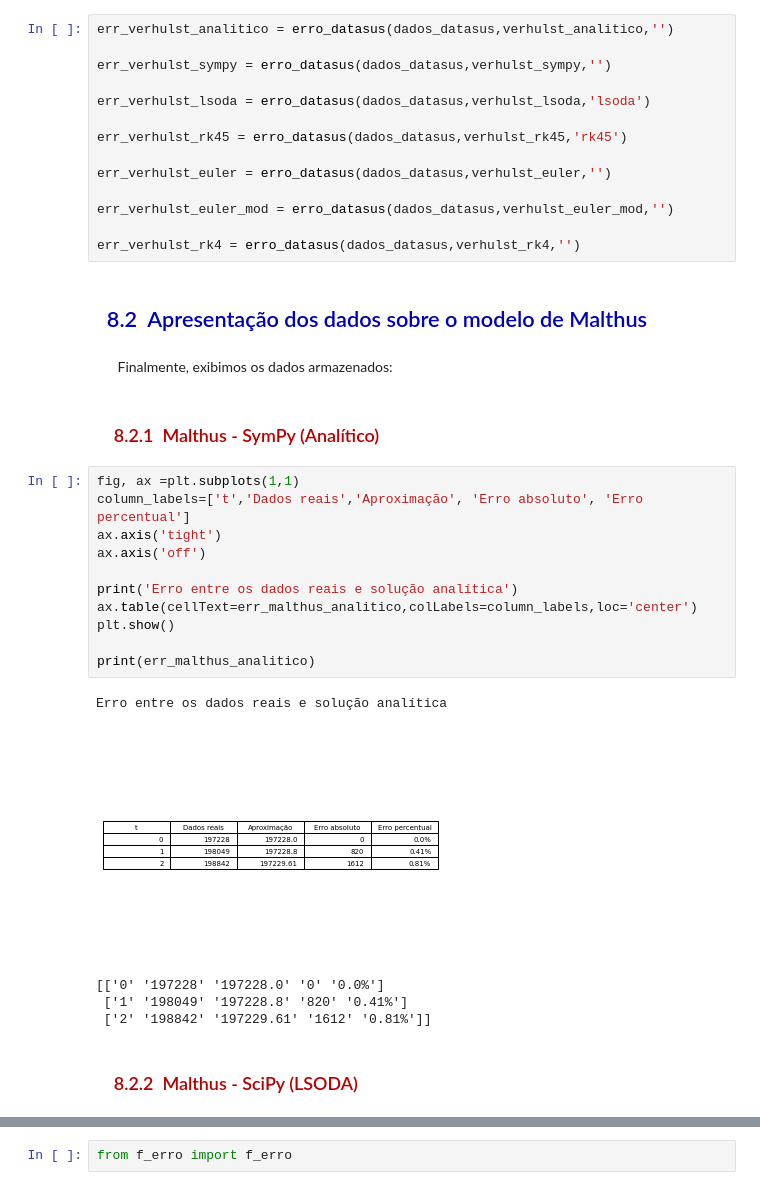
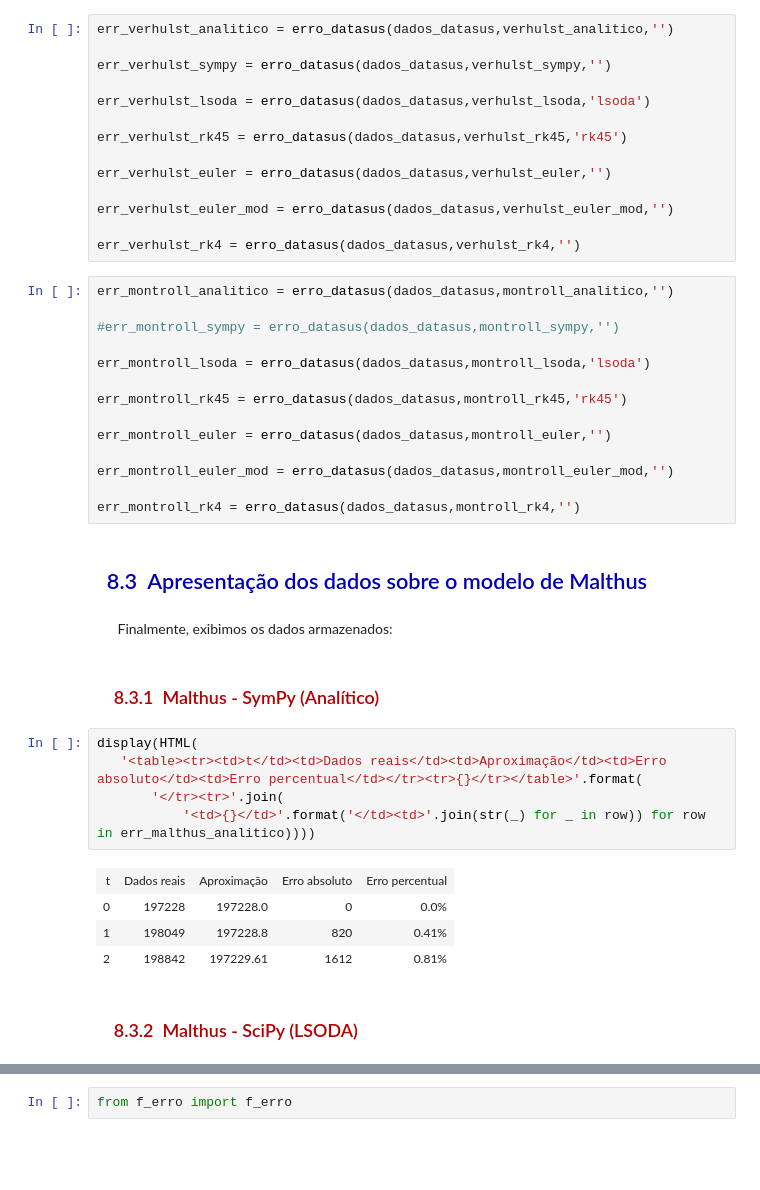
Before and after one commit to LaboratorioIPythonFURG/Modelo-Populacional-Malthus, a Jupyter notebook: Jupyter/8_comparativo.ipynb, the cells around one changed output, grey strips where cells are left out. Cells and saved outputs as stored; diff of their text form; blank space fills up the shorter version.

```diff
--- a/Jupyter/8_comparativo.ipynb
+++ b/Jupyter/8_comparativo.ipynb
@@ -156,29 +218,36 @@ err_verhulst_euler = erro_datasus(dados_datasus,verhulst_euler,'')
 err_verhulst_euler_mod = erro_datasus(dados_datasus,verhulst_euler_mod,'')
 
 err_verhulst_rk4 = erro_datasus(dados_datasus,verhulst_rk4,'')
+# %%
+err_montroll_analitico = erro_datasus(dados_datasus,montroll_analitico,'')
+
+#err_montroll_sympy = erro_datasus(dados_datasus,montroll_sympy,'')
+
+err_montroll_lsoda = erro_datasus(dados_datasus,montroll_lsoda,'lsoda')
+
+err_montroll_rk45 = erro_datasus(dados_datasus,montroll_rk45,'rk45')
+
+err_montroll_euler = erro_datasus(dados_datasus,montroll_euler,'')
+
+err_montroll_euler_mod = erro_datasus(dados_datasus,montroll_euler_mod,'')
+
+err_montroll_rk4 = erro_datasus(dados_datasus,montroll_rk4,'')
 # %% [markdown]
-<h2 style='color:#0000b7' >&nbsp; 8.2 &nbsp;Apresentação dos dados sobre o modelo de Malthus</h2>
+<h2 style='color:#0000b7' >&nbsp; 8.3 &nbsp;Apresentação dos dados sobre o modelo de Malthus</h2>
 # %% [markdown]
 &nbsp; &nbsp; &nbsp; Finalmente, exibimos os dados armazenados:
 # %% [markdown]
-<h3 style='color:#b50000' >&nbsp; &nbsp; 8.2.1 &nbsp;Malthus - SymPy (Analítico)</h3>
+<h3 style='color:#b50000' >&nbsp; &nbsp; 8.3.1 &nbsp;Malthus - SymPy (Analítico)</h3>
 # %%
-fig, ax =plt.subplots(1,1)
-column_labels=['t','Dados reais','Aproximação', 'Erro absoluto', 'Erro percentual']
-ax.axis('tight')
-ax.axis('off')
-
-print('Erro entre os dados reais e solução analítica')
-ax.table(cellText=err_malthus_analitico,colLabels=column_labels,loc='center')
-plt.show()
-
-print(err_malthus_analitico)
+display(HTML(
+   '<table><tr><td>t</td><td>Dados reais</td><td>Aproximação</td><td>Erro absoluto</td><td>Erro percentual</td></tr><tr>{}</tr></table>'.format(
+       '</tr><tr>'.join(
+           '<td>{}</td>'.format('</td><td>'.join(str(_) for _ in row)) for row in err_malthus_analitico))))
 # %% [output]
-Erro entre os dados reais e solução analítica
-[figure, removed]
-[['0' '197228' '197228.0' '0' '0.0%']
- ['1' '198049' '197228.8' '820' '0.41%']
- ['2' '198842' '197229.61' '1612' '0.81%']]
+| t | Dados reais | Aproximação | Erro absoluto | Erro percentual |
+| 0 | 197228 | 197228.0 | 0 | 0.0% |
+| 1 | 198049 | 197228.8 | 820 | 0.41% |
+| 2 | 198842 | 197229.61 | 1612 | 0.81% |
 # %% [markdown]
-<h3 style='color:#b50000' >&nbsp; &nbsp; 8.2.2 &nbsp;Malthus - SciPy (LSODA)</h3>
+<h3 style='color:#b50000' >&nbsp; &nbsp; 8.3.2 &nbsp;Malthus - SciPy (LSODA)</h3>
 # %%
```
Also changed, not shown: parts of 43 cells of this notebook, 9 other files.
